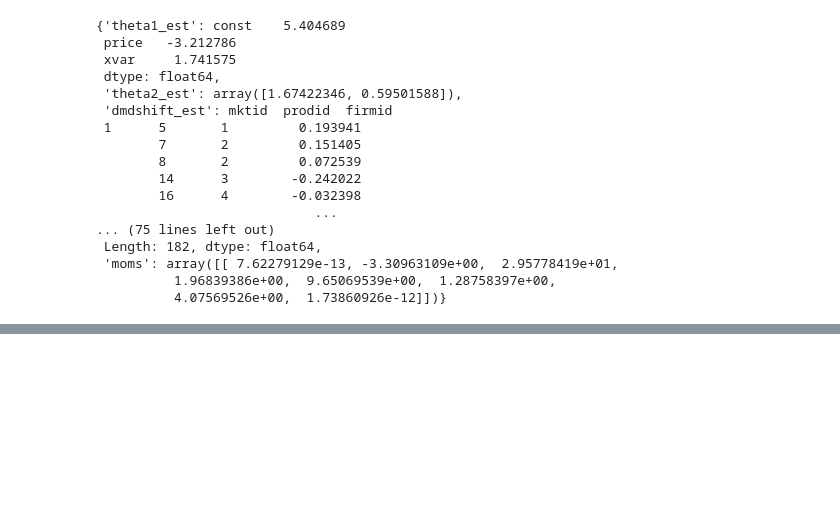
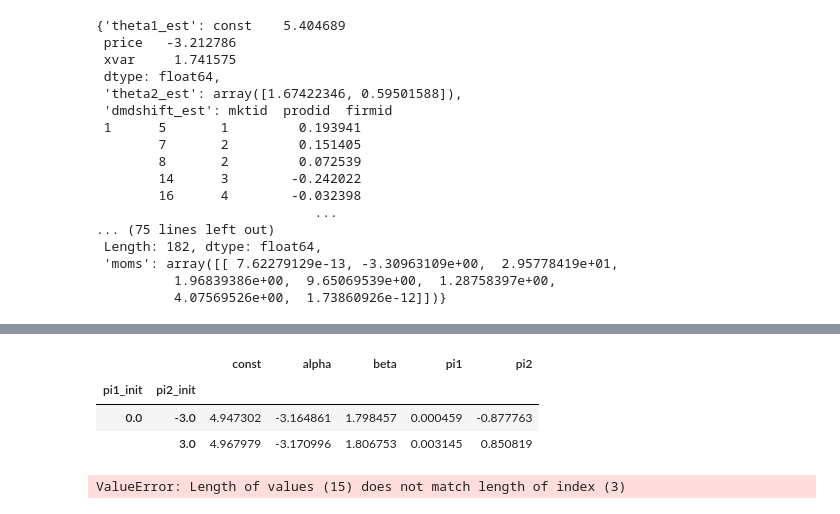
Before and after one commit to slebastard/structural_econ, a Jupyter notebook: econ631_blp_demandestimation/ps1.ipynb, the cells around one changed output, grey strips where cells are left out. Drawn from its saved outputs; the diff is of its cells as text; code cells hidden in the pictures; blank space fills up the shorter version.

Commit message:
IO PS1: Improving functions for NFP robustness checks

```diff
--- a/econ631_blp_demandestimation/ps1.ipynb
+++ b/econ631_blp_demandestimation/ps1.ipynb
@@ -327,17 +324,14 @@ def robustness_analysis1(pi1_min:float, pi1_max:float, pi2: float, n:int):
 # %%
 def robustness_analysis2(pi2_min:float, pi2_max:float, pi1: float, n:int):
-    theta1_ests = {}
-    theta2_ests = {}
-    dmd_shifts = {}
+    estimates = pd.DataFrame(columns=["pi1_init", "pi2_init", "const", "alpha", "beta", "pi1", "pi2", "dmd_shifters", "residuals"])
 
-    nfp = NFP(df, cons, instruments=["hausman_iv", "diff_iv", "diff_iv_prodband0", "diff_iv_prodband1", "diff_iv_prodband2", "wvar"], tol_fp=1e-4)
-    for pi2 in range(pi2_min, pi2_max, (pi2_max-pi2_min)/n):
+    nfp = NFP(df, cons, instruments=["hausman_iv", "diff_iv", "diff_iv_prodband0", "diff_iv_prodband1", "diff_iv_prodband2", "wvar"], tol_fp=1e-5)
+    for pi2 in np.linspace(pi2_min, pi2_max, n):
         theta2_init = np.array([pi1, pi2])
         nfp_res = nfp.fit(theta2_init, optim_method="nm", maxiter=0)
-        theta1_ests[theta2_init] = nfp_res['theta1_est']
-        theta2_ests[theta2_init] = nfp_res['theta2_est']
-        dmd_shifts[theta2_init] = nfp_res['dmdshift_est']
-    return theta1_ests, theta2_ests, dmd_shifts
+        estimates = estimates.append({"pi1_init": pi1, "pi2_init": pi2, "const": nfp_res["theta1_est"]["const"], "alpha": nfp_res["theta1_est"]["price"], "beta": nfp_res["theta1_est"]["xvar"], "pi1": nfp_res["theta2_est"][0], "pi2": nfp_res["theta2_est"][1], "dmd_shifters": nfp_res["dmdshift_est"], "residuals": nfp_res["moms"]}, ignore_index=True)
+    estimates.set_index(["pi1_init", "pi2_init"], inplace=True)
+    return estimates
 # %%
 pi2 = 0.
 pi1_min = -3.
@@ -345,0 +365,5 @@ theta1_ests, theta2_ests, dmd_shifts = robustness_analysis1()
+# %%
+pi1 = 0.
+pi2_min = -3.
+pi2_max = 3.
+ests2 = robustness_analysis2(pi2_min, pi2_max, pi1, n=2)
@@ -345,0 +379,28 @@ theta1_ests, theta2_ests, dmd_shifts = robustness_analysis1()
+# %%
+ests2
+# %% [output]
+|  |  | const | alpha | beta | pi1 | pi2 |
+| pi1_init | pi2_init |  |  |  |  |  |
+| 0.0 | -3.0 | 4.947302 | -3.164861 | 1.798457 | 0.000459 | -0.877763 |
+|  | 3.0 | 4.967979 | -3.170996 | 1.806753 | 0.003145 | 0.850819 |
+# %%
+theta1_normdev = np.sqrt(np.linalg.norm(list(theta1_ests.values())-list(theta1_ests.values())[7]))
+theta2_normdev = np.sqrt(np.linalg.norm(list(theta2_ests.values())-list(theta2_ests.values())[7]))
+
+fix, ax = plt.subplots(1,3,figsize=(7,12))
+ax[0].plot(
+    ests1["pi1_init"],
+    ests1["moments"].mean(axis=1)
+)
+
+ax[1].plot(
+    ests1["pi1_init"],
+    ests1["pi1"].mean(axis=1)
+)
+
+ax[1].plot(
+    ests1["pi1_init"],
+    ests1["pi2"].mean(axis=1)
+)
+# %% [output]
+ValueError: Length of values (15) does not match length of index (3)
```
Also changed, not shown: parts of 4 cells of this notebook.
